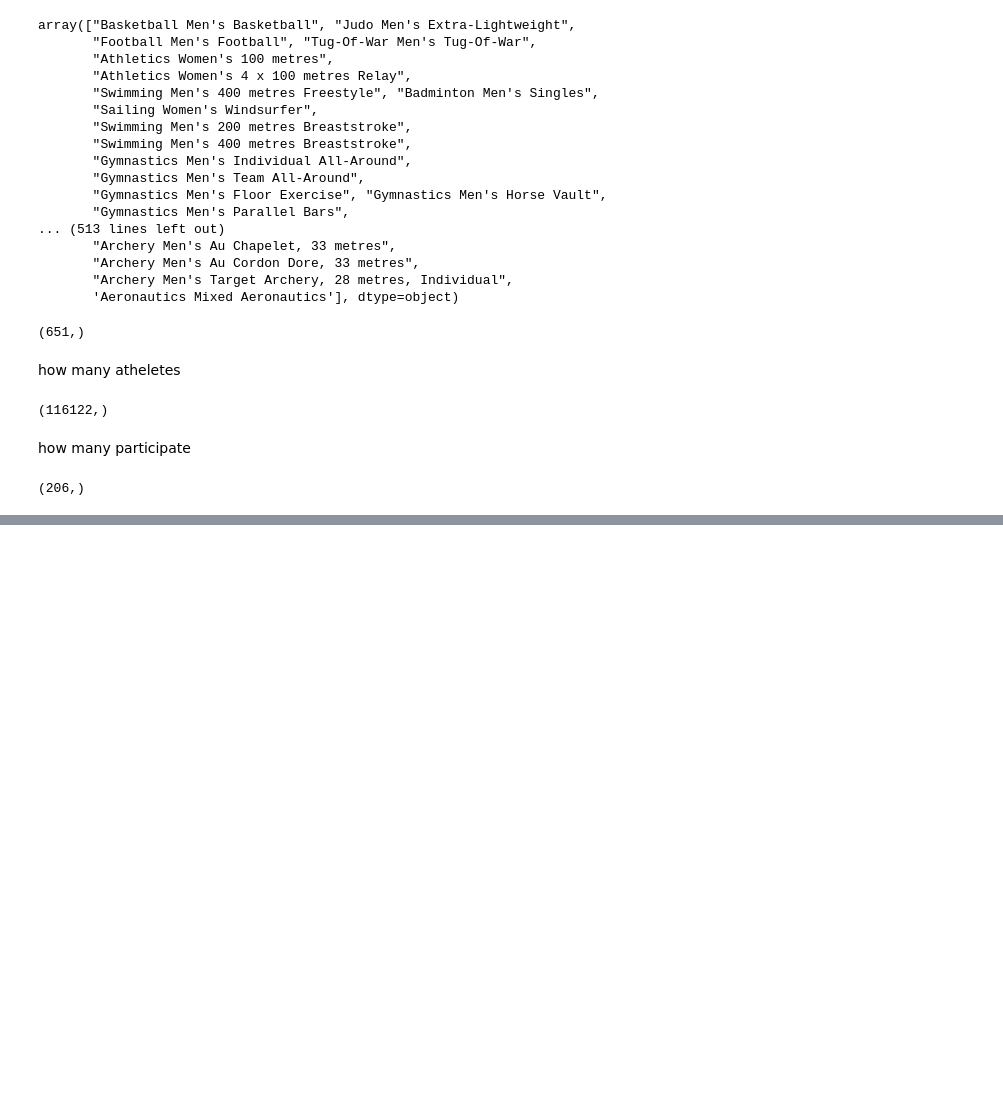
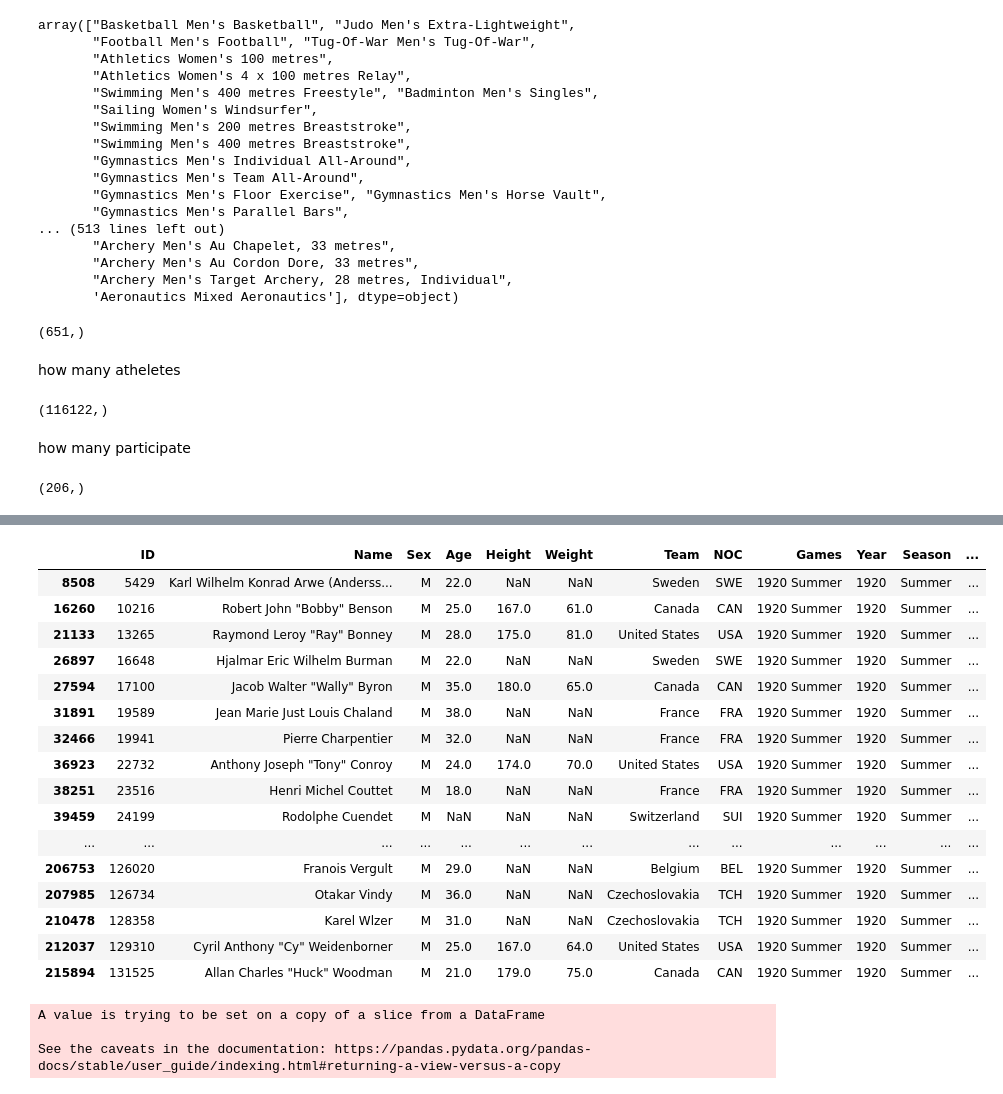
Before and after one commit to kushyukti/eda-olympic-analysis, a Jupyter notebook: olympics-analysis-code/Olympic-analysis.ipynb, the cells around one changed output, grey strips where cells are left out. Drawn from its saved outputs; the diff is of its cells as text; code cells hidden in the pictures; blank space fills up the shorter version.

```diff
--- a/olympics-analysis-code/Olympic-analysis.ipynb
+++ b/olympics-analysis-code/Olympic-analysis.ipynb
@@ -594,0 +718,3 @@ df['region'].unique().shape
+# %%
+athlete_df = df.drop_duplicates(subset=['Name', 'region'])
+athlete_df
@@ -594,0 +735,16 @@ df['region'].unique().shape
+# %%
+x = []
+name = []
+famous_sports = ['Basketball', 'Judo', 'Football', 'Tug-Of-War', 'Athletics',
+                 'Swimming', 'Badminton', 'Sailing', 'Gymnastics',
+                 'Art Competitions', 'Handball', 'Weightlifting', 'Wrestling',
+                 'Water Polo', 'Hockey', 'Rowing', 'Fencing',
+                 'Shooting', 'Boxing', 'Taekwondo', 'Cycling', 'Diving', 'Canoeing',
+                 'Tennis', 'Golf', 'Softball', 'Archery',
+                 'Volleyball', 'Synchronized Swimming', 'Table Tennis', 'Baseball',
+                 'Rhythmic Gymnastics', 'Rugby Sevens',
+                 'Beach Volleyball', 'Triathlon', 'Rugby', 'Polo', 'Ice Hockey']
+for sport in famous_sports:
+    temp_df = athlete_df[athlete_df['Sport'] == sport]
+    x.append(temp_df[temp_df['Medal'] == 'Gold']['Age'].dropna())
+    name.append(sport)
@@ -594,0 +772,20 @@ df['region'].unique().shape
+# %%
+temp_df
+# %% [output]
+|  | ID | Name | Sex | Age | Height | Weight | Team | NOC | Games | Year | Season | ... |
+| 8508 | 5429 | Karl Wilhelm Konrad Arwe (Anderss... | M | 22.0 | NaN | NaN | Sweden | SWE | 1920 Summer | 1920 | Summer | ... |
+| 16260 | 10216 | Robert John "Bobby" Benson | M | 25.0 | 167.0 | 61.0 | Canada | CAN | 1920 Summer | 1920 | Summer | ... |
+| 21133 | 13265 | Raymond Leroy "Ray" Bonney | M | 28.0 | 175.0 | 81.0 | United States | USA | 1920 Summer | 1920 | Summer | ... |
+| 26897 | 16648 | Hjalmar Eric Wilhelm Burman | M | 22.0 | NaN | NaN | Sweden | SWE | 1920 Summer | 1920 | Summer | ... |
+| 27594 | 17100 | Jacob Walter "Wally" Byron | M | 35.0 | 180.0 | 65.0 | Canada | CAN | 1920 Summer | 1920 | Summer | ... |
+| 31891 | 19589 | Jean Marie Just Louis Chaland | M | 38.0 | NaN | NaN | France | FRA | 1920 Summer | 1920 | Summer | ... |
+| 32466 | 19941 | Pierre Charpentier | M | 32.0 | NaN | NaN | France | FRA | 1920 Summer | 1920 | Summer | ... |
+| 36923 | 22732 | Anthony Joseph "Tony" Conroy | M | 24.0 | 174.0 | 70.0 | United States | USA | 1920 Summer | 1920 | Summer | ... |
+| 38251 | 23516 | Henri Michel Couttet | M | 18.0 | NaN | NaN | France | FRA | 1920 Summer | 1920 | Summer | ... |
+| 39459 | 24199 | Rodolphe Cuendet | M | NaN | NaN | NaN | Switzerland | SUI | 1920 Summer | 1920 | Summer | ... |
+| ... | ... | ... | ... | ... | ... | ... | ... | ... | ... | ... | ... | ... |
+| 206753 | 126020 | Franois Vergult | M | 29.0 | NaN | NaN | Belgium | BEL | 1920 Summer | 1920 | Summer | ... |
+| 207985 | 126734 | Otakar Vindy | M | 36.0 | NaN | NaN | Czechoslovakia | TCH | 1920 Summer | 1920 | Summer | ... |
+| 210478 | 128358 | Karel Wlzer | M | 31.0 | NaN | NaN | Czechoslovakia | TCH | 1920 Summer | 1920 | Summer | ... |
+| 212037 | 129310 | Cyril Anthony "Cy" Weidenborner | M | 25.0 | 167.0 | 64.0 | United States | USA | 1920 Summer | 1920 | Summer | ... |
+| 215894 | 131525 | Allan Charles "Huck" Woodman | M | 21.0 | 179.0 | 75.0 | Canada | CAN | 1920 Summer | 1920 | Summer | ... |
@@ -594,0 +801,6 @@ df['region'].unique().shape
+# %%
+temp_df = weight_v_height(df,'Overall')
+# %% [output]
+A value is trying to be set on a copy of a slice from a DataFrame
+
+See the caveats in the documentation: https://pandas.pydata.org/pandas-docs/stable/user_guide/indexing.html#returning-a-view-versus-a-copy
```
Also changed, not shown: parts of 28 cells of this notebook, 3 other files.
